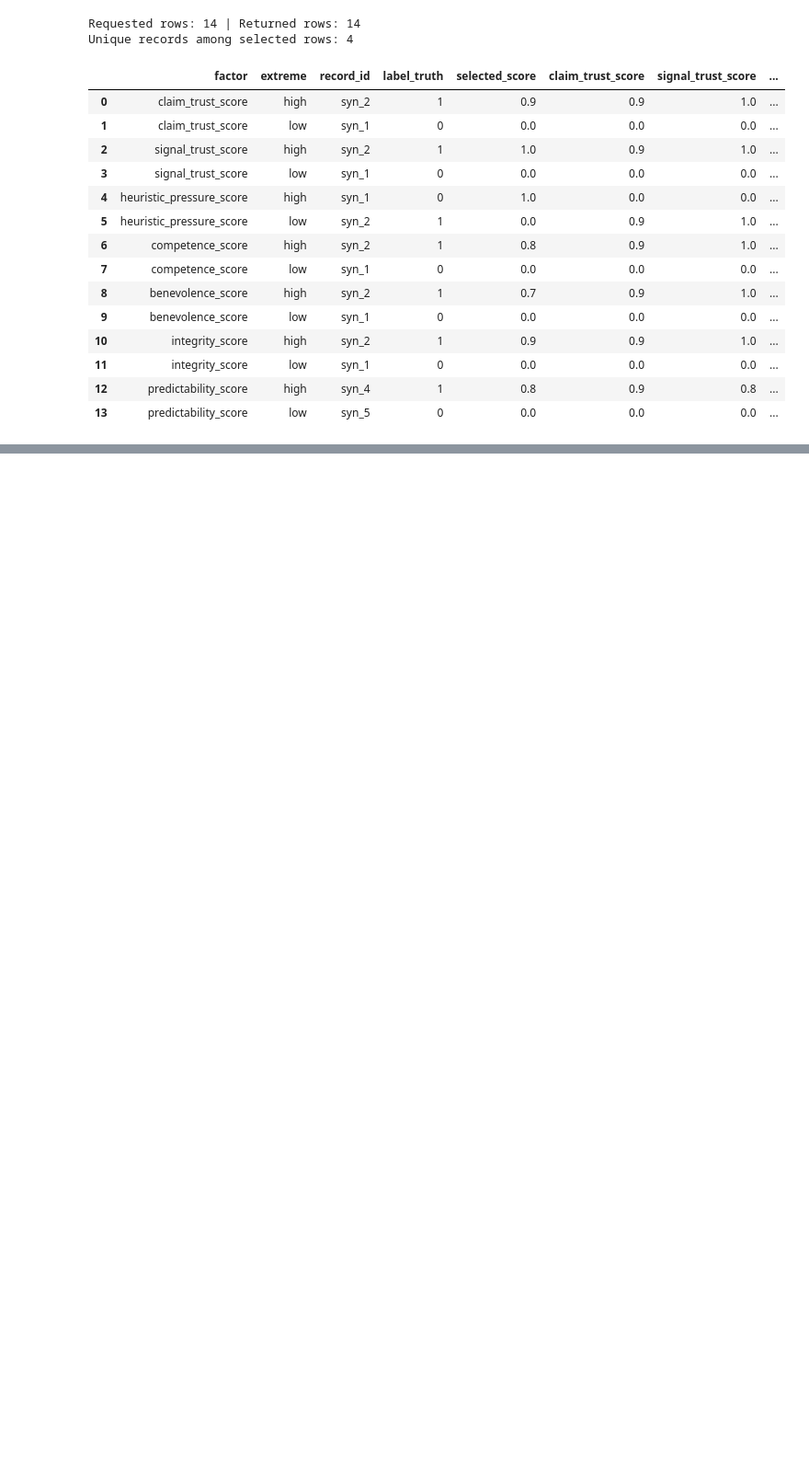
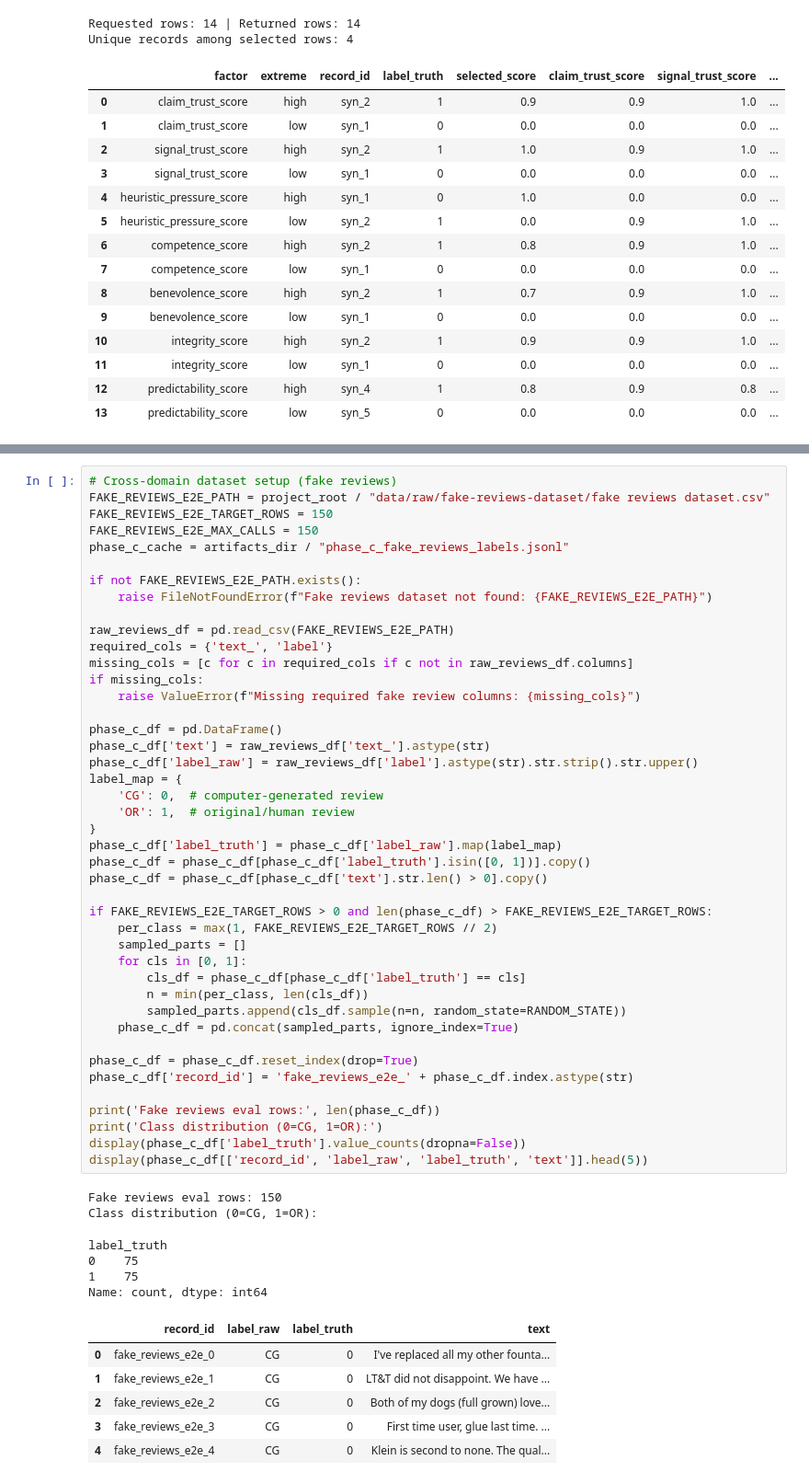
Before and after one commit to lucasisnotcool/cs3263-repo, a Jupyter notebook: experiment_trust/experiment_llm_trust_graph.ipynb, the cells around one changed output, grey strips where cells are left out. Shown at 92% size. Cells and saved outputs as stored; diff of their text form; blank space fills up the shorter version.

```diff
--- a/experiment_trust/experiment_llm_trust_graph.ipynb
+++ b/experiment_trust/experiment_llm_trust_graph.ipynb
@@ -688,0 +706,56 @@ Unique records among selected rows: 4
+# %%
+# Cross-domain dataset setup (fake reviews)
+FAKE_REVIEWS_E2E_PATH = project_root / "data/raw/fake-reviews-dataset/fake reviews dataset.csv"
+FAKE_REVIEWS_E2E_TARGET_ROWS = 150
+FAKE_REVIEWS_E2E_MAX_CALLS = 150
+phase_c_cache = artifacts_dir / "phase_c_fake_reviews_labels.jsonl"
+
+if not FAKE_REVIEWS_E2E_PATH.exists():
+    raise FileNotFoundError(f"Fake reviews dataset not found: {FAKE_REVIEWS_E2E_PATH}")
+
+raw_reviews_df = pd.read_csv(FAKE_REVIEWS_E2E_PATH)
+required_cols = {'text_', 'label'}
+missing_cols = [c for c in required_cols if c not in raw_reviews_df.columns]
+if missing_cols:
+    raise ValueError(f"Missing required fake review columns: {missing_cols}")
+
+phase_c_df = pd.DataFrame()
+phase_c_df['text'] = raw_reviews_df['text_'].astype(str)
+phase_c_df['label_raw'] = raw_reviews_df['label'].astype(str).str.strip().str.upper()
+label_map = {
+    'CG': 0,  # computer-generated review
+    'OR': 1,  # original/human review
+}
+phase_c_df['label_truth'] = phase_c_df['label_raw'].map(label_map)
+phase_c_df = phase_c_df[phase_c_df['label_truth'].isin([0, 1])].copy()
+phase_c_df = phase_c_df[phase_c_df['text'].str.len() > 0].copy()
+
+if FAKE_REVIEWS_E2E_TARGET_ROWS > 0 and len(phase_c_df) > FAKE_REVIEWS_E2E_TARGET_ROWS:
+    per_class = max(1, FAKE_REVIEWS_E2E_TARGET_ROWS // 2)
+    sampled_parts = []
+    for cls in [0, 1]:
+        cls_df = phase_c_df[phase_c_df['label_truth'] == cls]
+        n = min(per_class, len(cls_df))
+        sampled_parts.append(cls_df.sample(n=n, random_state=RANDOM_STATE))
+    phase_c_df = pd.concat(sampled_parts, ignore_index=True)
+
+phase_c_df = phase_c_df.reset_index(drop=True)
+phase_c_df['record_id'] = 'fake_reviews_e2e_' + phase_c_df.index.astype(str)
+
+print('Fake reviews eval rows:', len(phase_c_df))
+print('Class distribution (0=CG, 1=OR):')
+display(phase_c_df['label_truth'].value_counts(dropna=False))
+display(phase_c_df[['record_id', 'label_raw', 'label_truth', 'text']].head(5))
+# %% [output]
+Fake reviews eval rows: 150
+Class distribution (0=CG, 1=OR):
+label_truth
+0    75
+1    75
+Name: count, dtype: int64
+|  | record_id | label_raw | label_truth | text |
+| 0 | fake_reviews_e2e_0 | CG | 0 | I've replaced all my other founta... |
+| 1 | fake_reviews_e2e_1 | CG | 0 | LT&T did not disappoint. We have ... |
+| 2 | fake_reviews_e2e_2 | CG | 0 | Both of my dogs (full grown) love... |
+| 3 | fake_reviews_e2e_3 | CG | 0 | First time user, glue last time. ... |
+| 4 | fake_reviews_e2e_4 | CG | 0 | Klein is second to none. The qual... |
```
Also changed, not shown: parts of 13 cells of this notebook, 6 other files.
